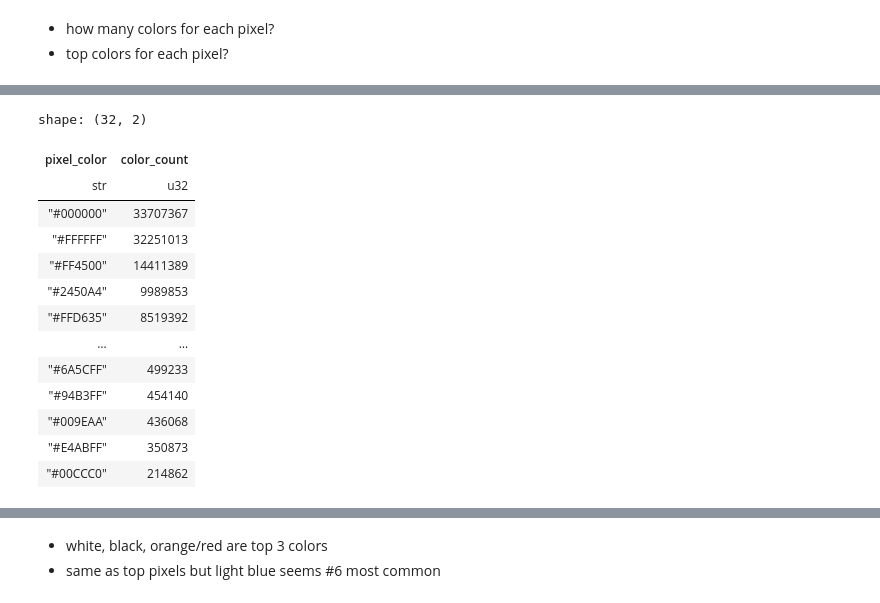
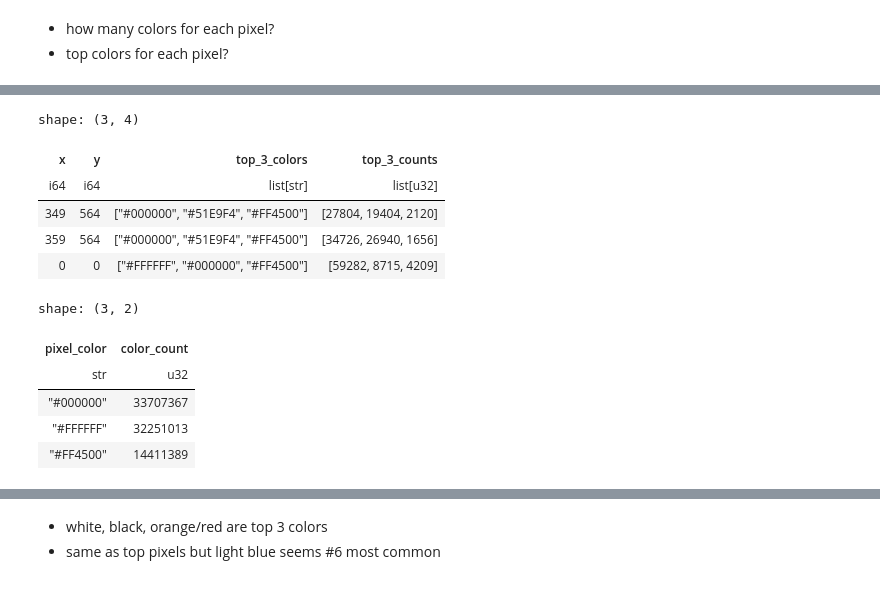
Before and after one commit to bchan42/csc369-analysis, a Jupyter notebook: week4/week_4_misc.ipynb, the cells around one changed output, grey strips where cells are left out. Saved outputs shown, nothing was run; the diff lists cells and outputs as text; code cells hidden in the pictures.

```diff
--- a/week4/week_4_misc.ipynb
+++ b/week4/week_4_misc.ipynb
@@ -468,25 +494,43 @@ shape: (3, 3)
+# %%
+top3_colors_df = (
+    lf.filter(
+        ((pl.col('x') == 0) & (pl.col('y') == 0)) |  # (x=0, y=0)
+        ((pl.col('x') == 359) & (pl.col('y') == 564)) |  # (x=359, y=564)
+        ((pl.col('x') == 349) & (pl.col('y') == 564))  # (x=349, y=564)
+    )
+    .group_by(['x', 'y', 'pixel_color'])  # group by (x, y, pixel_color)
+    .agg(pl.len().alias('color_count'))  # count occurrences of each color for each (x, y)
+    .sort(['x', 'y', 'color_count'], descending=[False, False, True])  # sort by x, y and color count
+    .group_by(['x', 'y'])  # group by (x, y) to aggregate top 3 colors for each pixel
+    .agg(
+        pl.col('pixel_color').head(3).alias('top_3_colors'),  # Get top 3 colors
+        pl.col('color_count').head(3).alias('top_3_counts')  # Get top 3 color counts
+    )
+)
+
+top3_colors_df.collect()  # Collect the results
+# %% [output]
+shape: (3, 4)
+| x | y | top_3_colors | top_3_counts |
+| i64 | i64 | list[str] | list[u32] |
+| 349 | 564 | ["#000000", "#51E9F4", "#FF4500"] | [27804, 19404, 2120] |
+| 359 | 564 | ["#000000", "#51E9F4", "#FF4500"] | [34726, 26940, 1656] |
+| 0 | 0 | ["#FFFFFF", "#000000", "#FF4500"] | [59282, 8715, 4209] |
 # %%
-# top colors for entire data?
+# top 3 colors for entire data?
 
-top_colors = (
-    df.group_by('pixel_color')  # Group by pixel_color
+top_colors_3 = (
+    lf.group_by('pixel_color')  # Group by pixel_color
     .agg(pl.len().alias('color_count'))  # Count occurrences of each color
     .sort('color_count', descending=True)  # Sort by color_count in descending order
+    .head(3)
 )
 
-top_colors.collect()
+top_colors_3.collect()
 # %% [output]
-shape: (32, 2)
+shape: (3, 2)
 | pixel_color | color_count |
 | str | u32 |
 | "#000000" | 33707367 |
 | "#FFFFFF" | 32251013 |
 | "#FF4500" | 14411389 |
-| "#2450A4" | 9989853 |
-| "#FFD635" | 8519392 |
-| … | … |
-| "#6A5CFF" | 499233 |
-| "#94B3FF" | 454140 |
-| "#009EAA" | 436068 |
-| "#E4ABFF" | 350873 |
-| "#00CCC0" | 214862 |
```
Also changed, not shown: parts of 12 cells of this notebook.
